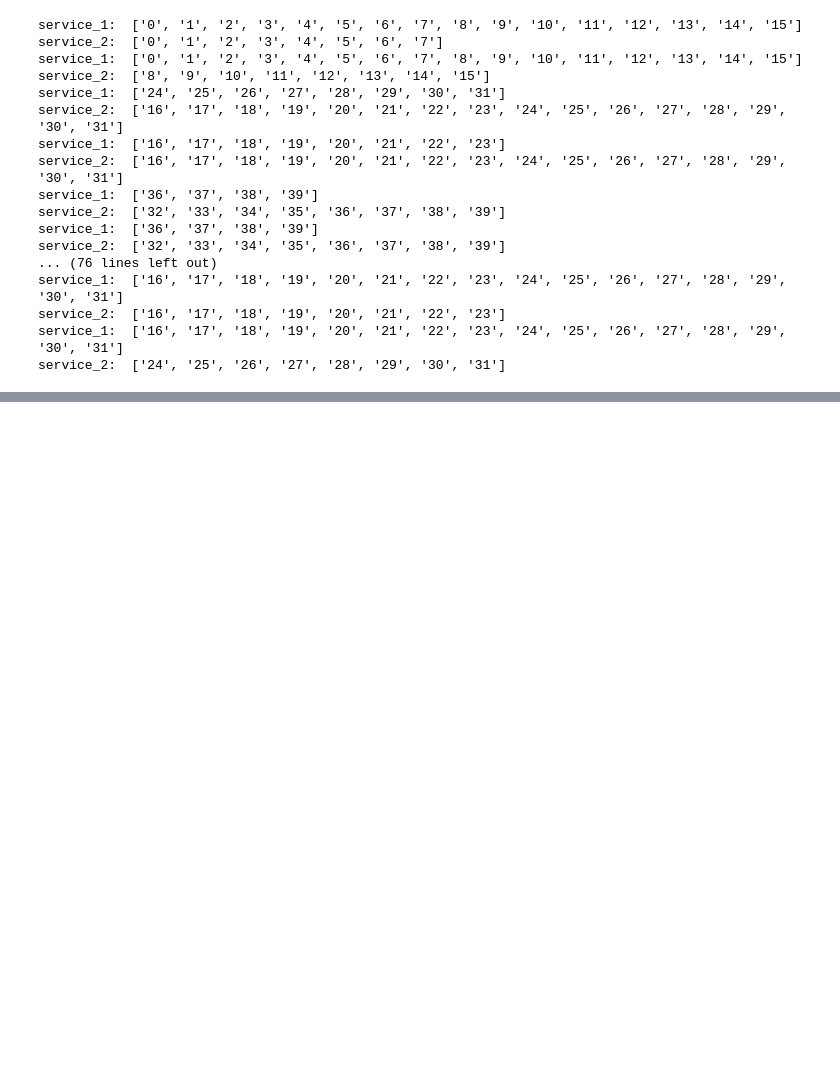
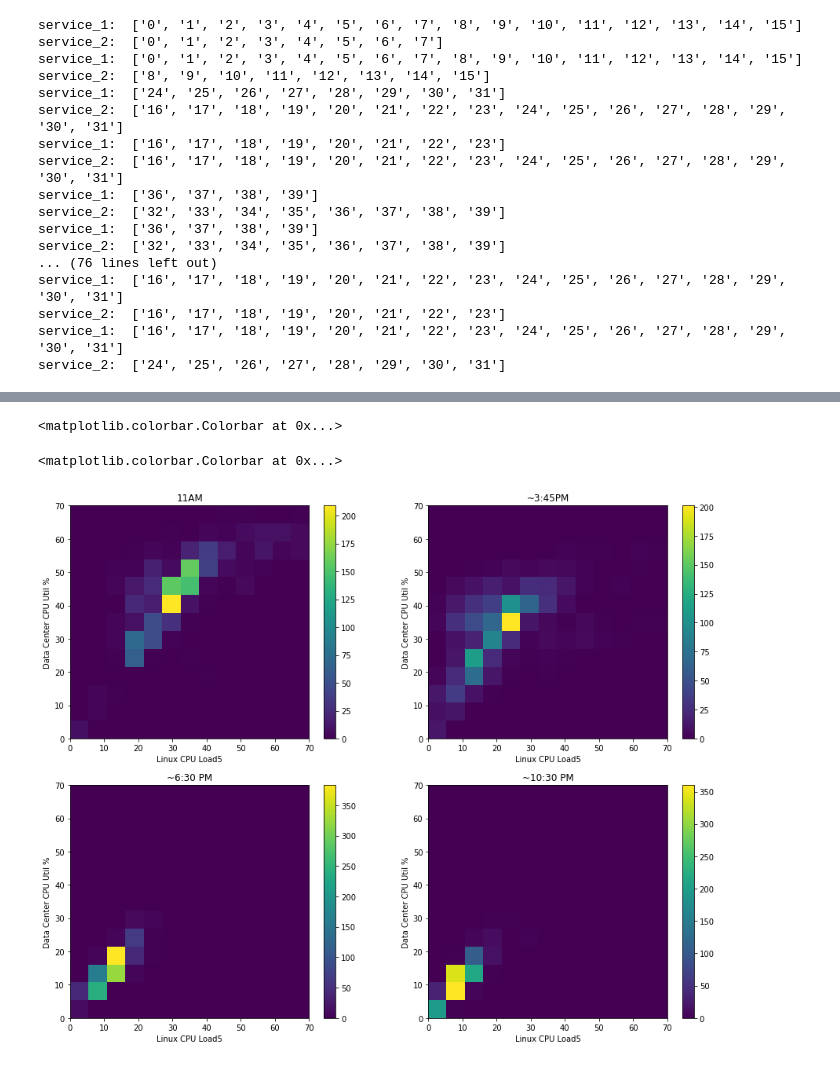
Before and after one commit to codestar12/gc_project, a Jupyter notebook: note_books/Heat Maps.ipynb, the cells around one changed output, grey strips where cells are left out. Cells and saved outputs as stored; diff of their text form; code cells hidden in the pictures; blank space fills up the shorter version.

Commit message:
added figures and new heat maps

```diff
--- a/note_books/Heat Maps.ipynb
+++ b/note_books/Heat Maps.ipynb
@@ -309,3 +309,5 @@ service_1:  ['16', '17', '18', '19', '20', '21', '22', '23', '24', '25', '26', '
 service_2:  ['16', '17', '18', '19', '20', '21', '22', '23']
 service_1:  ['16', '17', '18', '19', '20', '21', '22', '23', '24', '25', '26', '27', '28', '29', '30', '31']
 service_2:  ['24', '25', '26', '27', '28', '29', '30', '31']
+# %%
+servers = pd.read_csv("/home/codyblakeney/private/personal_repo/gc_project/data/server_usage.csv")
@@ -311,0 +346,69 @@ service_2:  ['24', '25', '26', '27', '28', '29', '30', '31']
+# %%
+x = []
+y = []
+
+for machine in servers[servers.timestamp == 56400]["machineID"]:
+    x.append(float(servers[np.logical_and(servers.timestamp == 56400, servers.machineID==machine)].load5))
+    y.append(float(servers[np.logical_and(servers.timestamp == 56400, servers.machineID==machine)].util_CPU))
+
+H, xedges, yedges = np.histogram2d(x, y, bins=13, range=[[0,70], [0,70]])
+
+H = H.T
+
+
+plt.subplot(222)
+plt.imshow(H, interpolation='nearest',origin='low', extent=[xedges[0], xedges[-1], yedges[0], yedges[-1]], aspect="auto")
+plt.xlabel("Linux CPU Load5")
+plt.ylabel("Data Center CPU Util %")
+plt.title("~3:45PM")
+plt.colorbar()
+
+#plt.show()
+# %% [output]
+<matplotlib.colorbar.Colorbar at 0x...>
+# %%
+x = []
+y = []
+
+for machine in servers[servers.timestamp == 66300]["machineID"]:
+    x.append(float(servers[np.logical_and(servers.timestamp == 66300, servers.machineID==machine)].load5))
+    y.append(float(servers[np.logical_and(servers.timestamp == 66300, servers.machineID==machine)].util_CPU))
+
+H, xedges, yedges = np.histogram2d(x, y, bins=13, range=[[0,70], [0,70]])
+
+H = H.T
+
+
+plt.subplot(223)
+plt.imshow(H, interpolation='nearest',origin='low', extent=[xedges[0], xedges[-1], yedges[0], yedges[-1]], aspect="auto")
+plt.xlabel("Linux CPU Load5")
+plt.ylabel("Data Center CPU Util %")
+plt.title("~6:30 PM")
+plt.colorbar()
+
+#plt.show()
+# %% [output]
+<matplotlib.colorbar.Colorbar at 0x...>
+# %%
+x = []
+y = []
+
+for machine in servers[servers.timestamp == 81300]["machineID"]:
+    x.append(float(servers[np.logical_and(servers.timestamp == 81300, servers.machineID==machine)].load5))
+    y.append(float(servers[np.logical_and(servers.timestamp == 81300, servers.machineID==machine)].util_CPU))
+
+H, xedges, yedges = np.histogram2d(x, y, bins=13, range=[[0,70], [0,70]])
+
+H = H.T
+
+
+plt.subplot(224)
+plt.imshow(H, interpolation='nearest',origin='low', extent=[xedges[0], xedges[-1], yedges[0], yedges[-1]], aspect="auto")
+plt.xlabel("Linux CPU Load5")
+plt.ylabel("Data Center CPU Util %")
+plt.title("~10:30 PM")
+plt.colorbar()
+
+plt.show()
+# %% [output]
+[figure, added]
```
Also changed, not shown: parts of 5 cells of this notebook, 4 other files.
